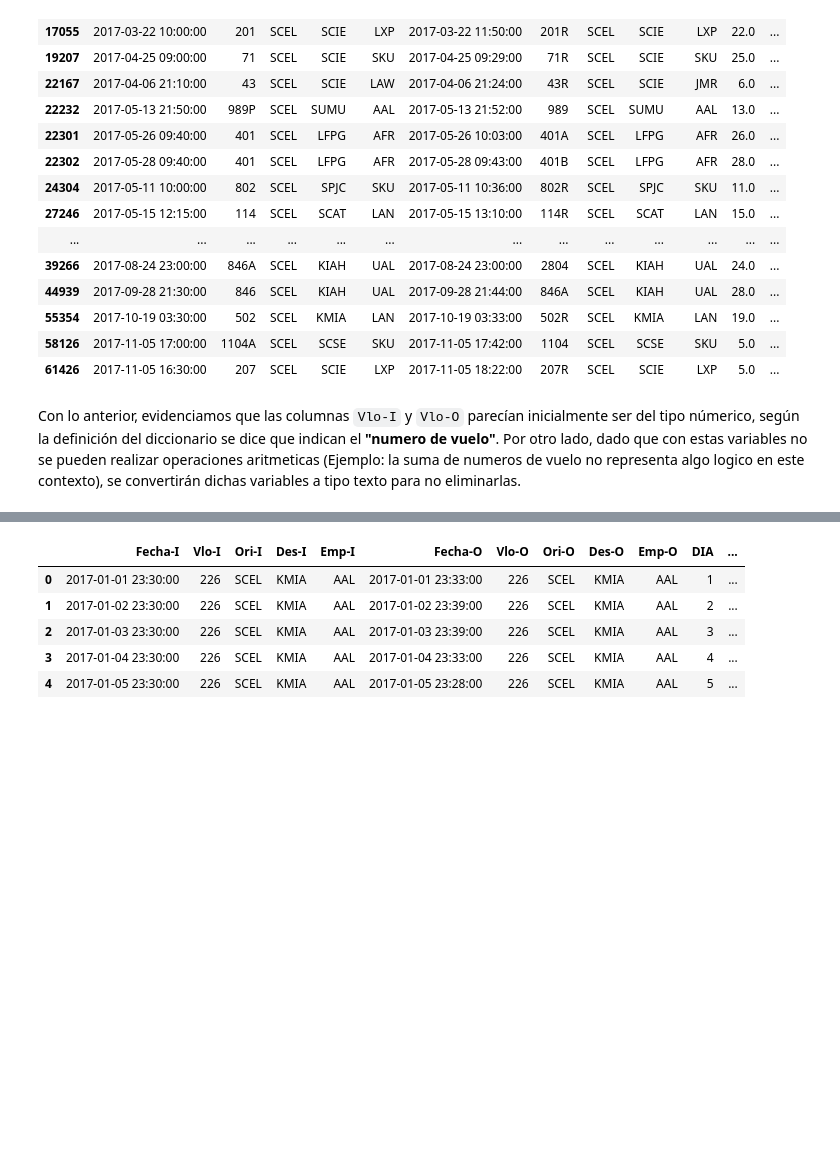
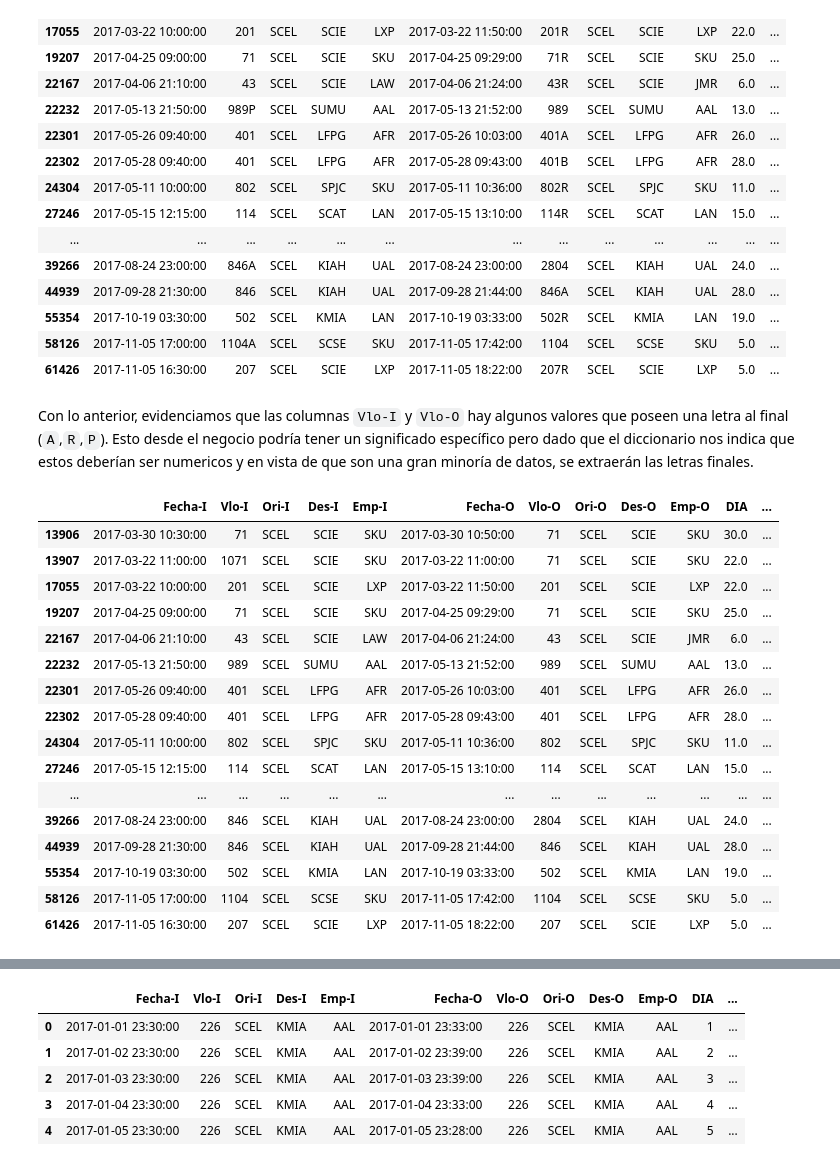
Before and after one commit to Mishagk/LATAM-Desafio-DS, a Jupyter notebook: solution.ipynb, the cells around one changed output, grey strips where cells are left out. Saved outputs shown, nothing was run; the diff lists cells and outputs as text; code cells hidden in the pictures; blank space fills up the shorter version.

```diff
--- a/solution.ipynb
+++ b/solution.ipynb
@@ -323,0 +331,9 @@ Cantidad filas restantes: 68205
+# %%
+# Actualizar registro
+indice_corrige = data[data.isnull().any(axis=1)].index
+
+# Corrige
+data.loc[indice_corrige,"Vlo-O"] = "200"
+
+# ver dato corregido
+data.loc[indice_corrige,:]
@@ -403,7 +422,8 @@ data[data.isnull().any(axis=1)].copy()
 | 61426 | 2017-11-05 16:30:00 | 207.0 | SCEL | SCIE | LXP | 2017-11-05 18:22:00 | NaN | SCEL | SCIE | LXP | 5 | ... |
 # %%
 # De los datos backup vemos los valores previos al formateo
-data_bkp[data_bkp.index.isin(data[data.isnull().any(axis=1)].index)]
+indice_lee = data[data.isnull().any(axis=1)].index
+data_bkp[data_bkp.index.isin(indice_lee)]
 # %% [output]
 |  | Fecha-I | Vlo-I | Ori-I | Des-I | Emp-I | Fecha-O | Vlo-O | Ori-O | Des-O | Emp-O | DIA | ... |
 | 13906 | 2017-03-30 10:30:00 | 71 | SCEL | SCIE | SKU | 2017-03-30 10:50:00 | 71R | SCEL | SCIE | SKU | 30.0 | ... |
@@ -422,6 +442,34 @@ data_bkp[data_bkp.index.isin(data[data.isnull().any(axis=1)].index)]
 | 55354 | 2017-10-19 03:30:00 | 502 | SCEL | KMIA | LAN | 2017-10-19 03:33:00 | 502R | SCEL | KMIA | LAN | 19.0 | ... |
 | 58126 | 2017-11-05 17:00:00 | 1104A | SCEL | SCSE | SKU | 2017-11-05 17:42:00 | 1104 | SCEL | SCSE | SKU | 5.0 | ... |
 | 61426 | 2017-11-05 16:30:00 | 207 | SCEL | SCIE | LXP | 2017-11-05 18:22:00 | 207R | SCEL | SCIE | LXP | 5.0 | ... |
-# %% [markdown]
-Con lo anterior, evidenciamos que las columnas `Vlo-I` y `Vlo-O` parecían inicialmente ser del tipo númerico, según la definición del diccionario se dice que indican el **"numero de vuelo"**. Por otro lado, dado que con estas variables no se pueden realizar operaciones aritmeticas (Ejemplo: la suma de numeros de vuelo no representa algo logico en este contexto), se convertirán dichas variables a tipo texto para no eliminarlas.
+# %% [markdown]
+Con lo anterior, evidenciamos que las columnas `Vlo-I` y `Vlo-O` hay algunos valores que poseen una letra al final (`A`,`R`,`P`). Esto desde el negocio podría tener un significado específico pero dado que el diccionario nos indica que estos deberían ser numericos y en vista de que son una gran minoría de datos, se extraerán las letras finales.
+# %%
+# Aplicar backup
+data = data_bkp.copy() # restaurar valores previos
+
+# Extraer solo los caracteres numericos y filtrar las letras
+data["Vlo-I"] = data["Vlo-I"].map(str).str.extract('([0-9]*)')
+data["Vlo-O"] = data["Vlo-O"].map(str).str.extract('([0-9]*)')
+
+# Ver los datos donde se realizaro la correccion
+data[data_bkp.index.isin(indice_lee)]
+# %% [output]
+|  | Fecha-I | Vlo-I | Ori-I | Des-I | Emp-I | Fecha-O | Vlo-O | Ori-O | Des-O | Emp-O | DIA | ... |
+| 13906 | 2017-03-30 10:30:00 | 71 | SCEL | SCIE | SKU | 2017-03-30 10:50:00 | 71 | SCEL | SCIE | SKU | 30.0 | ... |
+| 13907 | 2017-03-22 11:00:00 | 1071 | SCEL | SCIE | SKU | 2017-03-22 11:00:00 | 71 | SCEL | SCIE | SKU | 22.0 | ... |
+| 17055 | 2017-03-22 10:00:00 | 201 | SCEL | SCIE | LXP | 2017-03-22 11:50:00 | 201 | SCEL | SCIE | LXP | 22.0 | ... |
+| 19207 | 2017-04-25 09:00:00 | 71 | SCEL | SCIE | SKU | 2017-04-25 09:29:00 | 71 | SCEL | SCIE | SKU | 25.0 | ... |
+| 22167 | 2017-04-06 21:10:00 | 43 | SCEL | SCIE | LAW | 2017-04-06 21:24:00 | 43 | SCEL | SCIE | JMR | 6.0 | ... |
+| 22232 | 2017-05-13 21:50:00 | 989 | SCEL | SUMU | AAL | 2017-05-13 21:52:00 | 989 | SCEL | SUMU | AAL | 13.0 | ... |
+| 22301 | 2017-05-26 09:40:00 | 401 | SCEL | LFPG | AFR | 2017-05-26 10:03:00 | 401 | SCEL | LFPG | AFR | 26.0 | ... |
+| 22302 | 2017-05-28 09:40:00 | 401 | SCEL | LFPG | AFR | 2017-05-28 09:43:00 | 401 | SCEL | LFPG | AFR | 28.0 | ... |
+| 24304 | 2017-05-11 10:00:00 | 802 | SCEL | SPJC | SKU | 2017-05-11 10:36:00 | 802 | SCEL | SPJC | SKU | 11.0 | ... |
+| 27246 | 2017-05-15 12:15:00 | 114 | SCEL | SCAT | LAN | 2017-05-15 13:10:00 | 114 | SCEL | SCAT | LAN | 15.0 | ... |
+| ... | ... | ... | ... | ... | ... | ... | ... | ... | ... | ... | ... | ... |
+| 39266 | 2017-08-24 23:00:00 | 846 | SCEL | KIAH | UAL | 2017-08-24 23:00:00 | 2804 | SCEL | KIAH | UAL | 24.0 | ... |
+| 44939 | 2017-09-28 21:30:00 | 846 | SCEL | KIAH | UAL | 2017-09-28 21:44:00 | 846 | SCEL | KIAH | UAL | 28.0 | ... |
+| 55354 | 2017-10-19 03:30:00 | 502 | SCEL | KMIA | LAN | 2017-10-19 03:33:00 | 502 | SCEL | KMIA | LAN | 19.0 | ... |
+| 58126 | 2017-11-05 17:00:00 | 1104 | SCEL | SCSE | SKU | 2017-11-05 17:42:00 | 1104 | SCEL | SCSE | SKU | 5.0 | ... |
+| 61426 | 2017-11-05 16:30:00 | 207 | SCEL | SCIE | LXP | 2017-11-05 18:22:00 | 207 | SCEL | SCIE | LXP | 5.0 | ... |
 # %%
```
Also changed, not shown: parts of 16 cells of this notebook.
